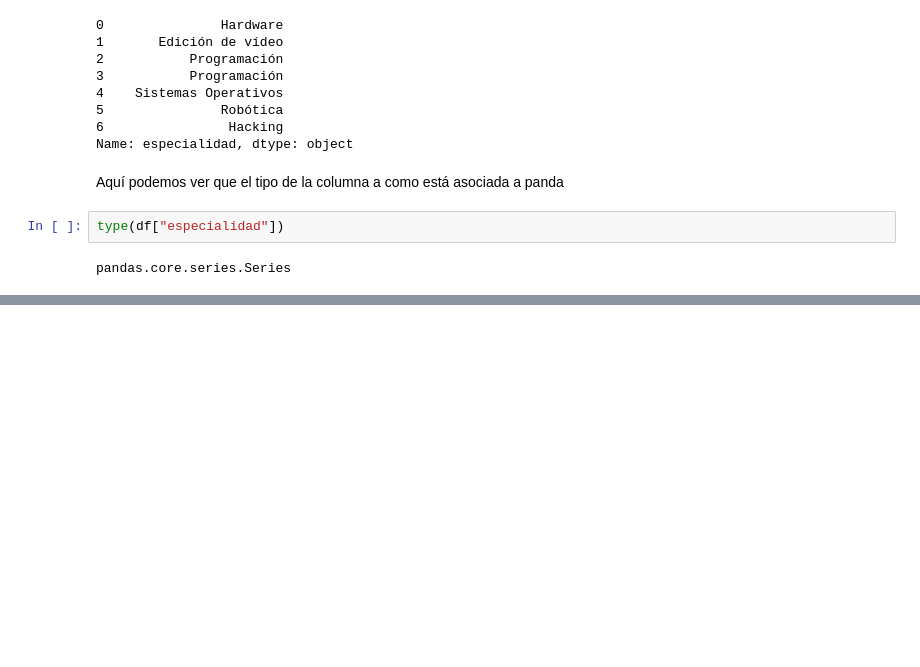
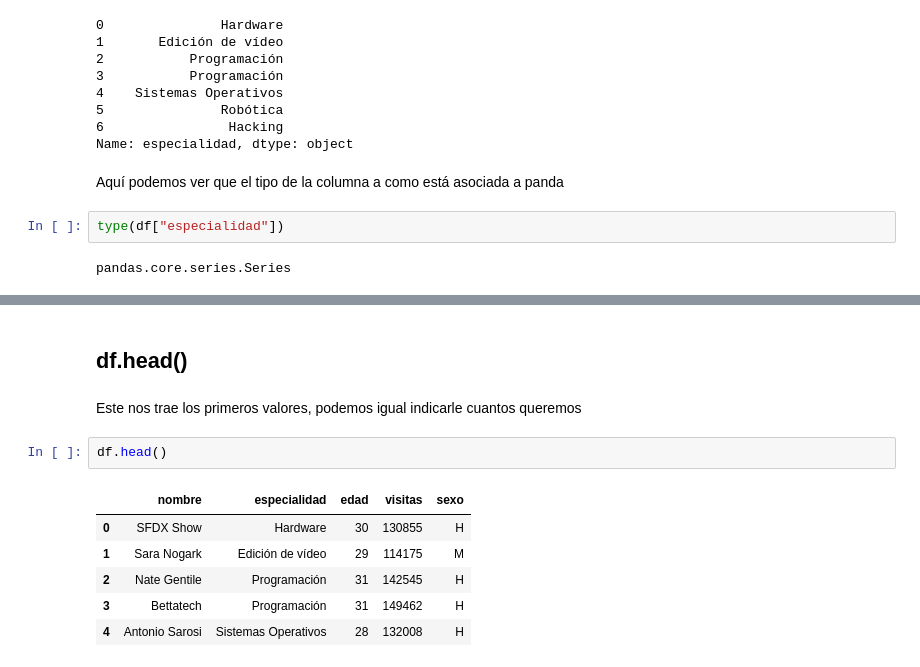
Before and after one commit to LennyRBriones/data-scientist, a Jupyter notebook: Pandas-Mastermind.ipynb, the cells around one changed output, grey strips where cells are left out. Drawn from its saved outputs; the diff is of its cells as text; blank space fills up the shorter version.

```diff
--- a/Pandas-Mastermind.ipynb
+++ b/Pandas-Mastermind.ipynb
@@ -55,0 +125,13 @@ pandas.core.series.Series
+# %% [markdown]
+## df.head()
+# %% [markdown]
+Este nos trae los primeros valores, podemos igual indicarle cuantos queremos
+# %%
+df.head()
+# %% [output]
+|  | nombre | especialidad | edad | visitas | sexo |
+| 0 | SFDX Show | Hardware | 30 | 130855 | H |
+| 1 | Sara Nogark | Edición de vídeo | 29 | 114175 | M |
+| 2 | Nate Gentile | Programación | 31 | 142545 | H |
+| 3 | Bettatech | Programación | 31 | 149462 | H |
+| 4 | Antonio Sarosi | Sistemas Operativos | 28 | 132008 | H |
```
Also changed, not shown: parts of 76 cells of this notebook.
